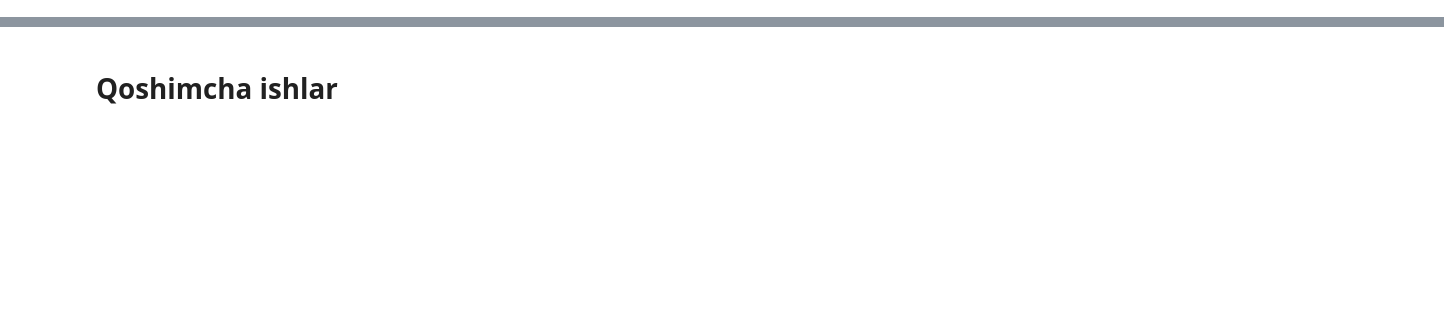
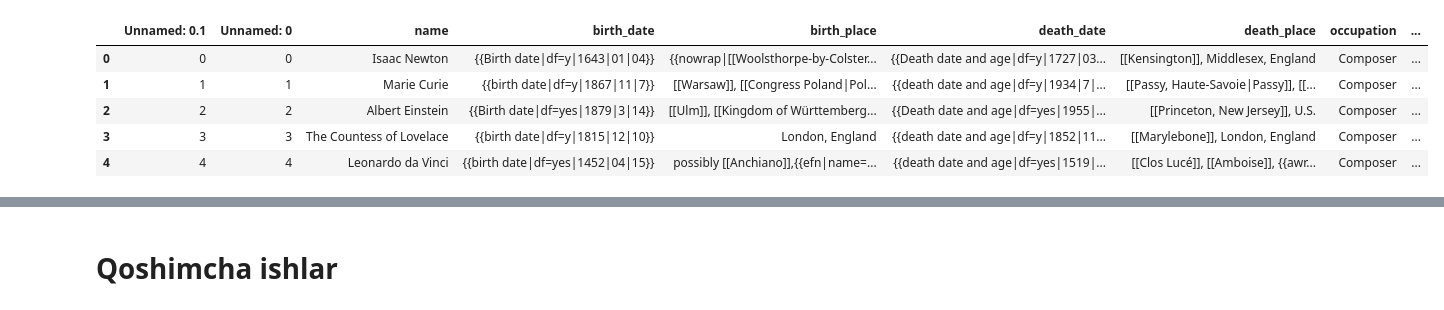
Before and after one commit to rasulbekdeveloper907/LifeSpan_Peoples, a Jupyter notebook: Notebooks/offline_testing.ipynb, the cells around one changed output, grey strips where cells are left out. Saved outputs shown, nothing was run; the diff lists cells and outputs as text; code cells hidden in the pictures; blank space fills up the shorter version.

```diff
--- a/Notebooks/offline_testing.ipynb
+++ b/Notebooks/offline_testing.ipynb
@@ -10,0 +11,2 @@ df=pd.read_csv(r"C:\Users\Rasulbek907\Desktop\Project_MP\Data\Sampling_Data\Smot
+# %%
+df2=pd.read_csv(r"C:\Users\Rasulbek907\Desktop\LifeSpan_Peoples\Data\Preprosessed_data\Clustering.csv")
@@ -11,3 +33,12 @@ df=pd.read_csv(r"C:\Users\Rasulbek907\Desktop\Project_MP\Data\Sampling_Data\Smot
+# %%
+df2.head()
+# %% [output]
+|  | Unnamed: 0.1 | Unnamed: 0 | name | birth_date | birth_place | death_date | death_place | occupation | ... |
+| 0 | 0 | 0 | Isaac Newton | {{Birth date|df=y|1643|01|04}} | {{nowrap|[[Woolsthorpe-by-Colster... | {{Death date and age|df=y|1727|03... | [[Kensington]], Middlesex, England | Composer | ... |
+| 1 | 1 | 1 | Marie Curie | {{birth date|df=y|1867|11|7}} | [[Warsaw]], [[Congress Poland|Pol... | {{death date and age|df=y|1934|7|... | [[Passy, Haute-Savoie|Passy]], [[... | Composer | ... |
+| 2 | 2 | 2 | Albert Einstein | {{Birth date|df=yes|1879|3|14}} | [[Ulm]], [[Kingdom of Württemberg... | {{Death date and age|df=yes|1955|... | [[Princeton, New Jersey]], U.S. | Composer | ... |
+| 3 | 3 | 3 | The Countess of Lovelace | {{birth date|df=y|1815|12|10}} | London, England | {{death date and age|df=y|1852|11... | [[Marylebone]], London, England | Composer | ... |
+| 4 | 4 | 4 | Leonardo da Vinci | {{birth date|df=yes|1452|04|15}} | possibly [[Anchiano]],{{efn|name=... | {{death date and age|df=yes|1519|... | [[Clos Lucé]], [[Amboise]], {{awr... | Composer | ... |
 # %%
 df.info()
 # %% [output]
```
Also changed, not shown: parts of 18 cells of this notebook, 7 other files.
